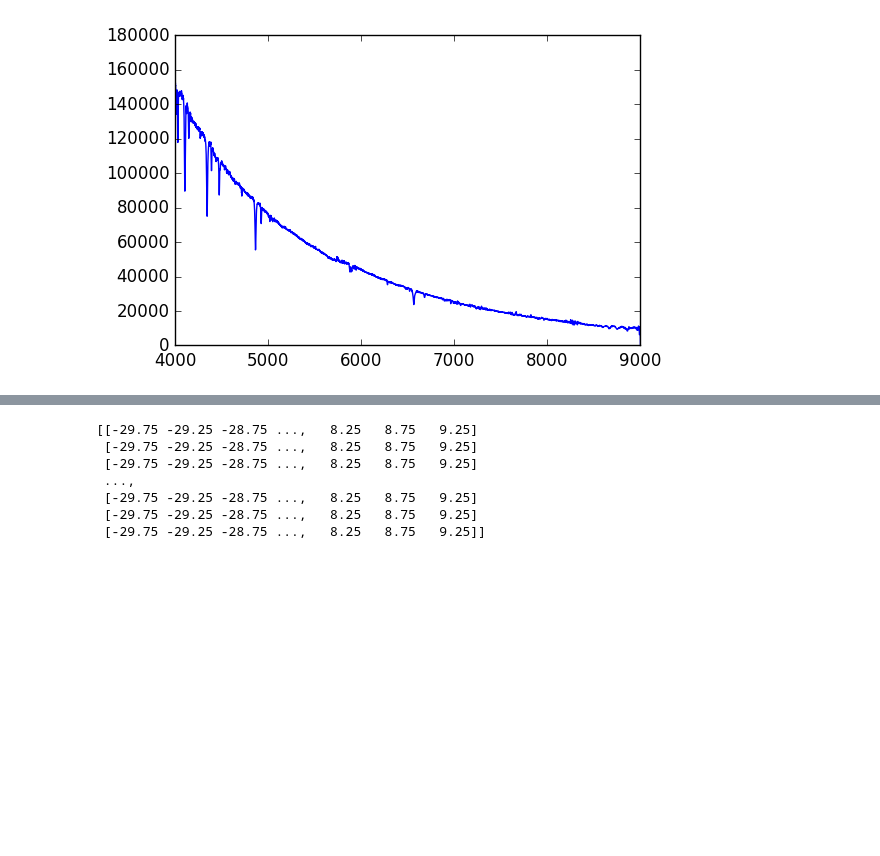
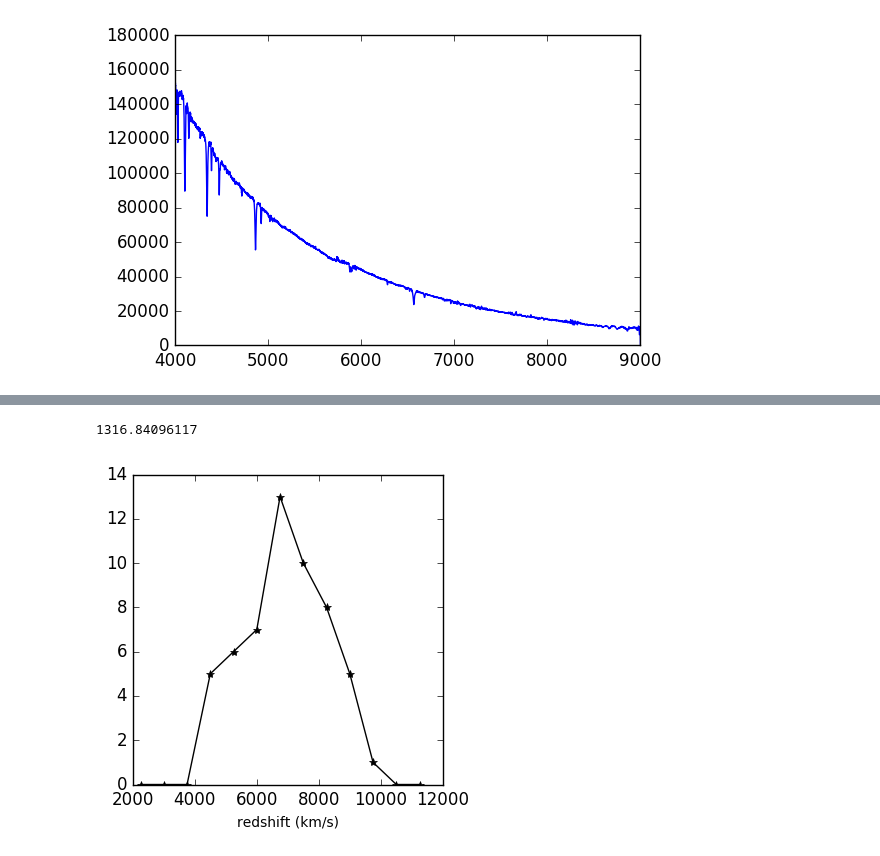
Before and after one commit to liuchaonaoc/Astrostatistics_old2, a Jupyter notebook: HierarchicalModel.ipynb, the cells around one changed output, grey strips where cells are left out. Drawn from its saved outputs; the diff is of its cells as text; code cells hidden in the pictures; blank space fills up the shorter version.

```diff
--- a/HierarchicalModel.ipynb
+++ b/HierarchicalModel.ipynb
@@ -691,10 +709,18 @@ fig.show()
-# %%
-print mumesh
-# %% [output]
-[[-29.75 -29.25 -28.75 ...,   8.25   8.75   9.25]
- [-29.75 -29.25 -28.75 ...,   8.25   8.75   9.25]
- [-29.75 -29.25 -28.75 ...,   8.25   8.75   9.25]
- ...,
- [-29.75 -29.25 -28.75 ...,   8.25   8.75   9.25]
- [-29.75 -29.25 -28.75 ...,   8.25   8.75   9.25]
- [-29.75 -29.25 -28.75 ...,   8.25   8.75   9.25]]
+# %%
+## the mean redshift of Coma cluster
+filename = 'ComaCluster.fits'
+coma = loadData(filename)
+cz = coma.czA[(coma.czA<20000) & (coma.czA>0)]
+ecz = coma.e_czA[(coma.czA<20000) & (coma.czA>0)]
+sig_cz = np.var(cz)
+print np.sqrt(sig_cz)
+zgrid =np.arange(2000.,12000.,750.)
+h, xedge = np.histogram(cz, bins=zgrid)
+fig = plt.figure(figsize=[4,4])
+ax = fig.add_subplot(111)
+ax.plot(zgrid[0:-1]+250.,h,'k*-')
+ax.set_xlabel('redshift (km/s)')
+fig.show()
+# %% [output]
+1316.84096117
+[figure, added]
```
Also changed, not shown: parts of 18 cells of this notebook.
